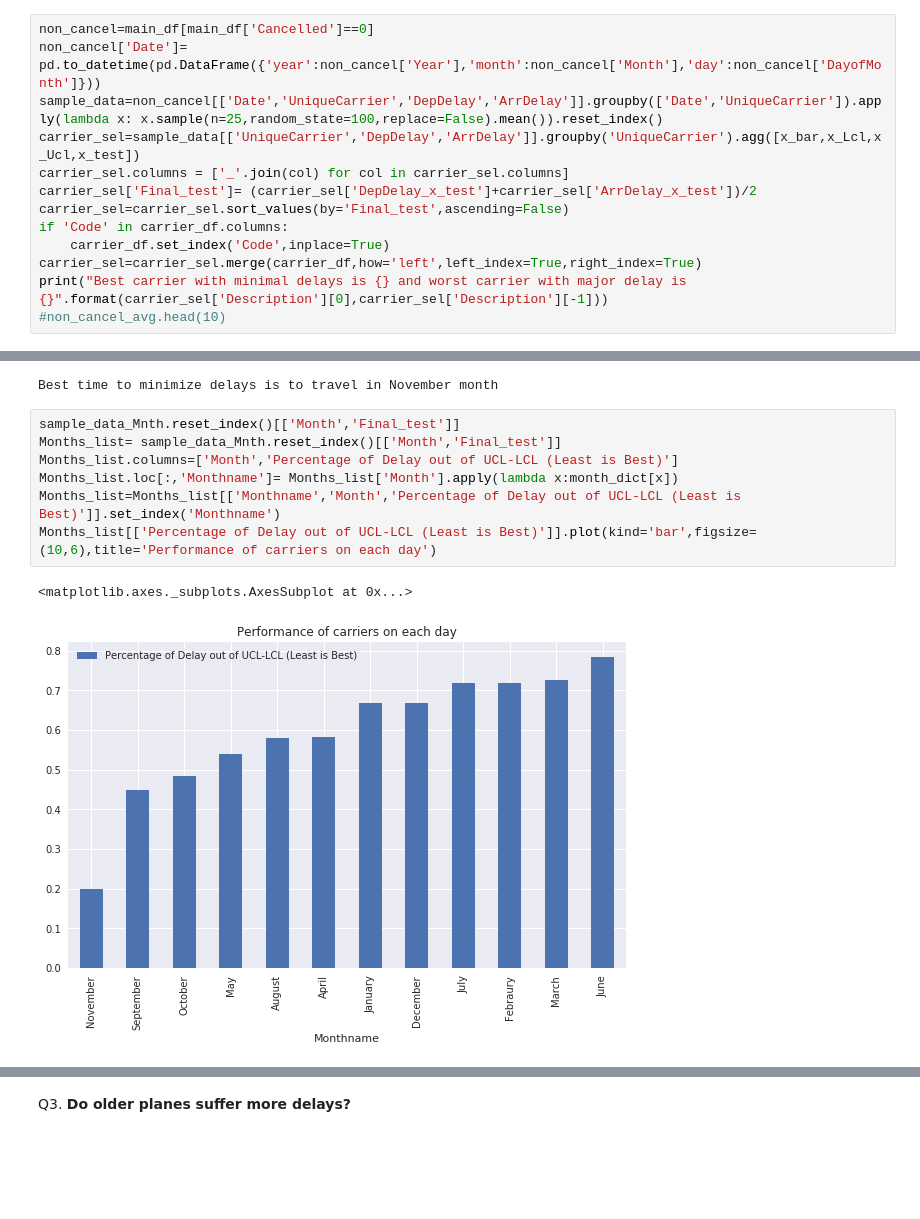
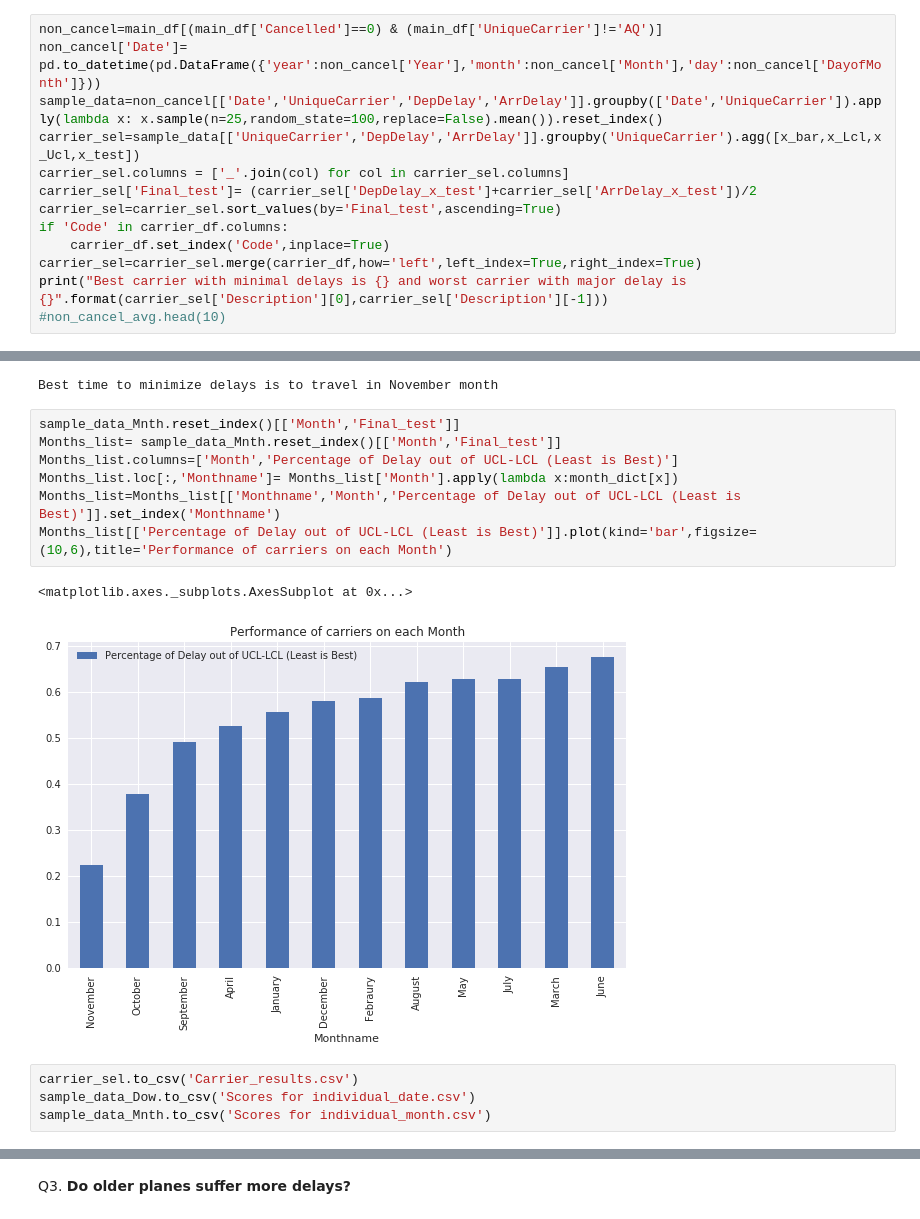
Before and after one commit to srihari4mbatech/IGT_assignment, a Jupyter notebook: IGT_Data_Analysis-Updated.ipynb, the cells around one changed output, grey strips where cells are left out. Cells and saved outputs as stored; diff of their text form; blank space fills up the shorter version.

```diff
--- a/IGT_Data_Analysis-Updated.ipynb
+++ b/IGT_Data_Analysis-Updated.ipynb
@@ -197,13 +210,13 @@ month_dict= {1:'January',2:'Febraury',3:'March',4:'April',5:'May',6:'June',7:'Ju
 # %% [markdown]
 Q1. **Which carrier performs better?**
 # %%
-non_cancel=main_df[main_df['Cancelled']==0]
+non_cancel=main_df[(main_df['Cancelled']==0) & (main_df['UniqueCarrier']!='AQ')]
 non_cancel['Date']= pd.to_datetime(pd.DataFrame({'year':non_cancel['Year'],'month':non_cancel['Month'],'day':non_cancel['DayofMonth']}))
 sample_data=non_cancel[['Date','UniqueCarrier','DepDelay','ArrDelay']].groupby(['Date','UniqueCarrier']).apply(lambda x: x.sample(n=25,random_state=100,replace=False).mean()).reset_index()
 carrier_sel=sample_data[['UniqueCarrier','DepDelay','ArrDelay']].groupby('UniqueCarrier').agg([x_bar,x_Lcl,x_Ucl,x_test])
 carrier_sel.columns = ['_'.join(col) for col in carrier_sel.columns]
 carrier_sel['Final_test']= (carrier_sel['DepDelay_x_test']+carrier_sel['ArrDelay_x_test'])/2
-carrier_sel=carrier_sel.sort_values(by='Final_test',ascending=False)
+carrier_sel=carrier_sel.sort_values(by='Final_test',ascending=True)
 if 'Code' in carrier_df.columns:
     carrier_df.set_index('Code',inplace=True)
 carrier_sel=carrier_sel.merge(carrier_df,how='left',left_index=True,right_index=True)
@@ -261,13 +274,17 @@ Best time to minimize delays is to travel in November month
 # %%
 sample_data_Mnth.reset_index()[['Month','Final_test']]
 Months_list= sample_data_Mnth.reset_index()[['Month','Final_test']]
 Months_list.columns=['Month','Percentage of Delay out of UCL-LCL (Least is Best)']
 Months_list.loc[:,'Monthname']= Months_list['Month'].apply(lambda x:month_dict[x])
 Months_list=Months_list[['Monthname','Month','Percentage of Delay out of UCL-LCL (Least is Best)']].set_index('Monthname')
-Months_list[['Percentage of Delay out of UCL-LCL (Least is Best)']].plot(kind='bar',figsize= (10,6),title='Performance of carriers on each day')
+Months_list[['Percentage of Delay out of UCL-LCL (Least is Best)']].plot(kind='bar',figsize= (10,6),title='Performance of carriers on each Month')
 # %% [output]
 <matplotlib.axes._subplots.AxesSubplot at 0x...>
-[figure, old version]
+[figure, new version]
+# %%
+carrier_sel.to_csv('Carrier_results.csv')
+sample_data_Dow.to_csv('Scores for individual_date.csv')
+sample_data_Mnth.to_csv('Scores for individual_month.csv')
 # %%
 # Finding the probability of cancellation of flight for each carrier from the data
 #import scipy. probability of cancellation is 0.02,
```
Also changed, not shown: parts of 10 cells of this notebook, 1 other file.
